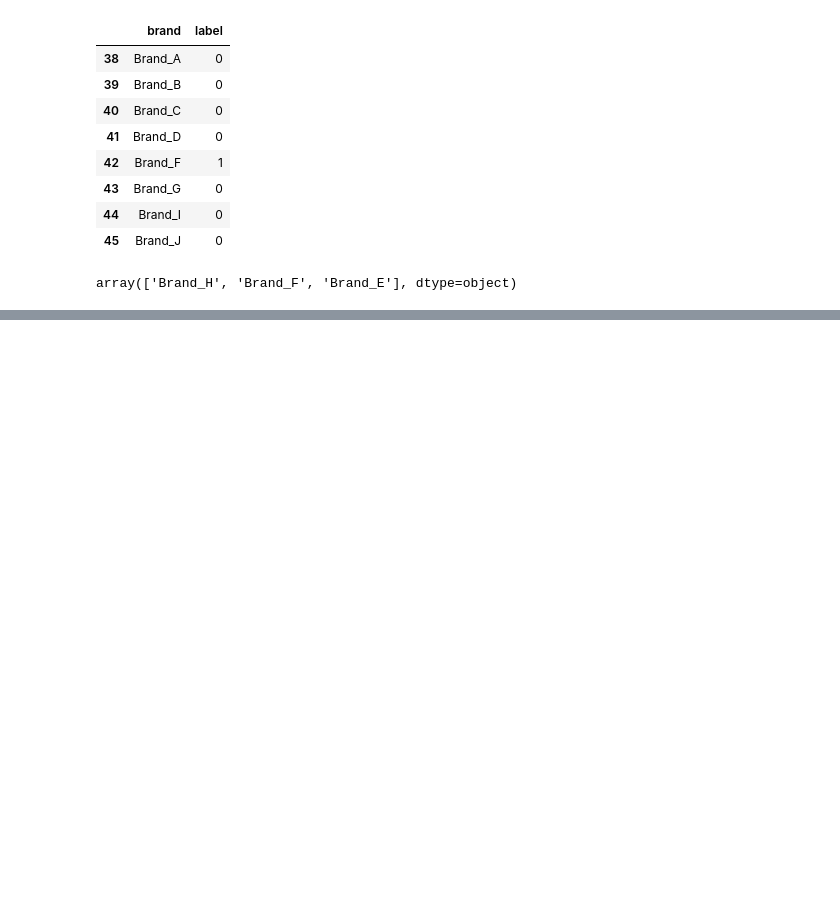
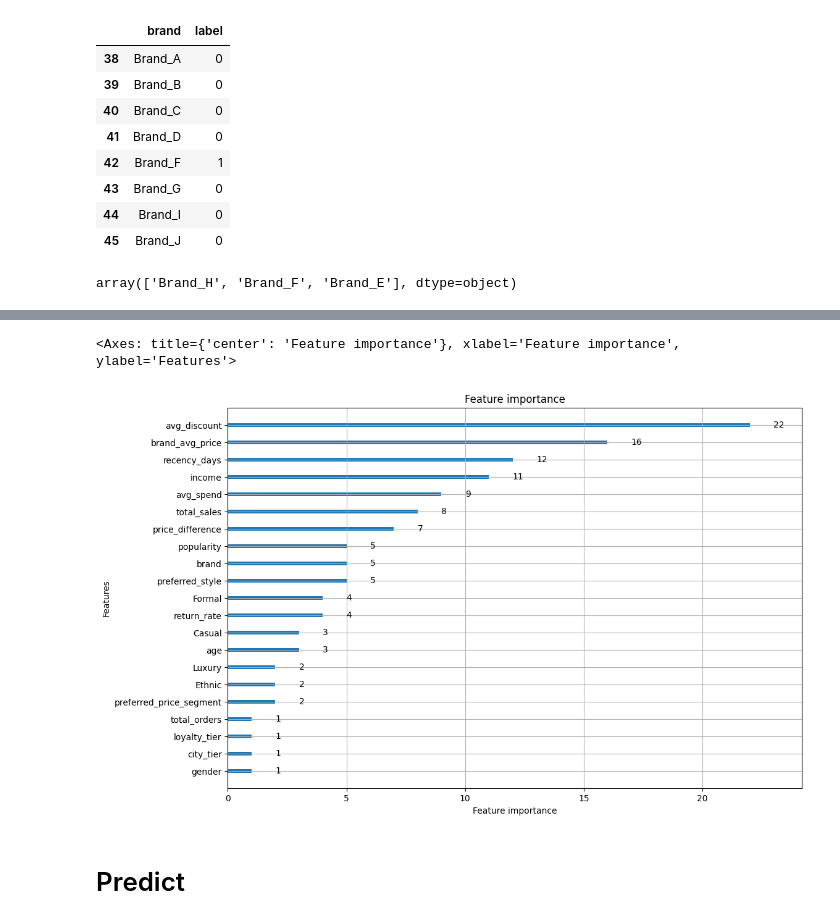
Before and after one commit to EdwinVivek/ML-hands-on-notebooks, a Jupyter notebook: Recommendation Systems/cross-brand expansion.ipynb, the cells around one changed output, grey strips where cells are left out. Saved outputs shown, nothing was run; the diff lists cells and outputs as text; code cells hidden in the pictures; blank space fills up the shorter version.

```diff
--- a/Recommendation Systems/cross-brand expansion.ipynb
+++ b/Recommendation Systems/cross-brand expansion.ipynb
@@ -644,0 +1298,5 @@ merged.head()
+# %%
+for col in categorical_cols:
+    X_train[col] = X_train[col].astype("category")
+    X_val[col] = X_val[col].astype("category")
+    X_test[col] = X_test[col].astype("category")  # if you have a test set
@@ -644,0 +1389,10 @@ merged.head()
+# %%
+val_group = (
+    val_dev
+    .groupby(["customer_id", "feature_cutoff_date"], sort=False)
+    .size()
+    .values
+)
+
+print(len(val_group))
+print(np.take(val_group, range(0, 10)))
@@ -644,0 +1425,27 @@ merged.head()
+# %%
+ranker = LGBMRanker(
+    objective="lambdarank",
+    boosting_type="gbdt",
+    metric="ndcg",
+    learning_rate=0.05,
+    num_leaves=63,
+    n_estimators=300,
+    #class_weight=
+    random_state=42,
+    n_jobs=-1
+)
+# %%
+ranker.fit(
+    X_train,
+    y_train,
+    group=group,
+    feature_name=X_train.columns.to_list(),
+    categorical_feature=categorical_cols.to_list(),
+    eval_set=[(X_val, y_val)],
+    eval_group=[val_group],
+    eval_metric="ndcg",
+    callbacks=[
+        early_stopping(stopping_rounds=300), # Stop if val metric doesn't improve for 10 rounds
+        log_evaluation(period=1)            # Print metrics at every boosting round
+    ]
+)
@@ -644,0 +1472,7 @@ merged.head()
+# %%
+plot_importance(ranker, figsize = (12,8))
+# %% [output]
+<Axes: title={'center': 'Feature importance'}, xlabel='Feature importance', ylabel='Features'>
+[figure, added]
+# %% [markdown]
+# Predict
```
Also changed, not shown: parts of 184 cells of this notebook.
